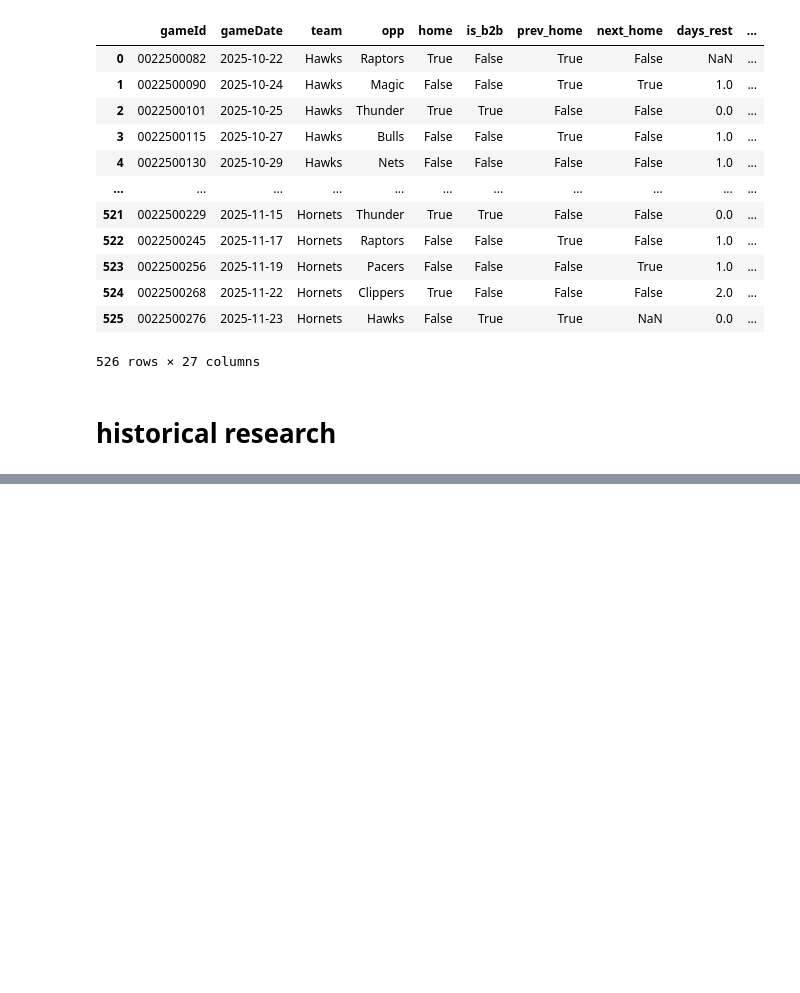
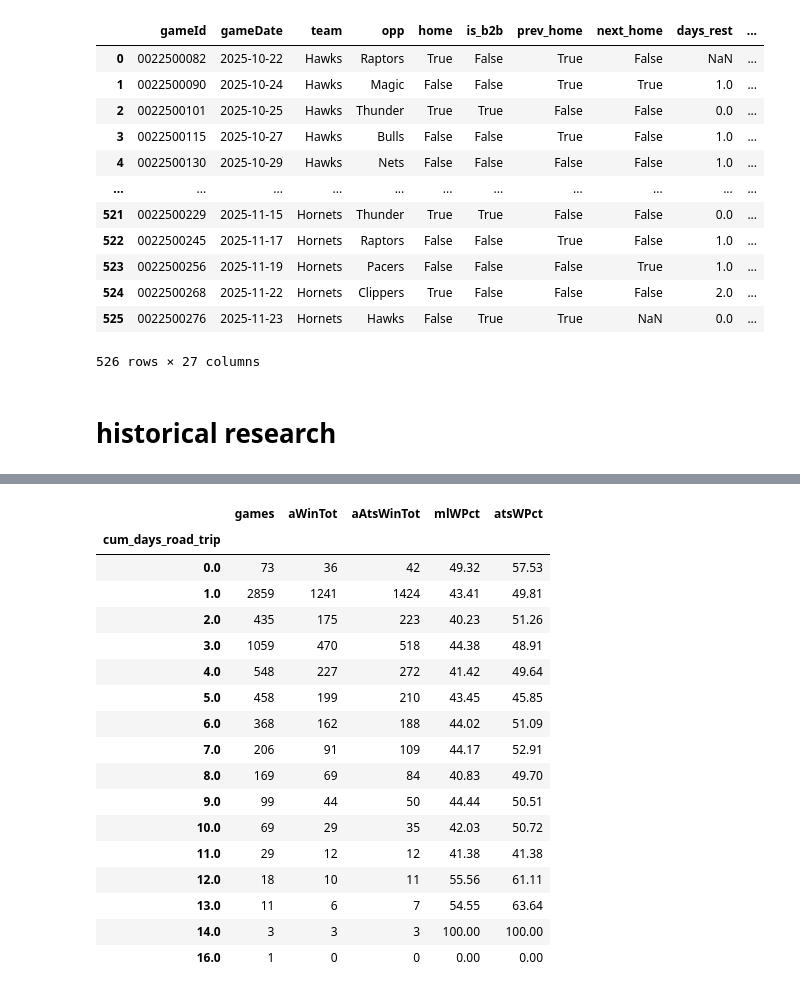
Before and after one commit to iksnizez/propfarm, a Jupyter notebook: notebooks/nbateamSeasonTravel.ipynb, the cells around one changed output, grey strips where cells are left out. Saved outputs shown, nothing was run; the diff lists cells and outputs as text; code cells hidden in the pictures; blank space fills up the shorter version.

```diff
--- a/notebooks/nbateamSeasonTravel.ipynb
+++ b/notebooks/nbateamSeasonTravel.ipynb
@@ -162,0 +315,30 @@ d
+# %%
+a = df.groupby('cum_days_road_trip').agg(
+    games = ('gameId', 'nunique'),
+    aWinTot = ('awayWin', 'sum'),
+    aAtsWinTot = ('awayAtsWin', 'sum')
+
+).round(1)
+
+a['mlWPct'] = a['aWinTot'] / a['games'] * 100
+a['atsWPct'] = a['aAtsWinTot'] / a['games'] * 100
+a.round(2)
+# %% [output]
+|  | games | aWinTot | aAtsWinTot | mlWPct | atsWPct |
+| cum_days_road_trip |  |  |  |  |  |
+| 0.0 | 73 | 36 | 42 | 49.32 | 57.53 |
+| 1.0 | 2859 | 1241 | 1424 | 43.41 | 49.81 |
+| 2.0 | 435 | 175 | 223 | 40.23 | 51.26 |
+| 3.0 | 1059 | 470 | 518 | 44.38 | 48.91 |
+| 4.0 | 548 | 227 | 272 | 41.42 | 49.64 |
+| 5.0 | 458 | 199 | 210 | 43.45 | 45.85 |
+| 6.0 | 368 | 162 | 188 | 44.02 | 51.09 |
+| 7.0 | 206 | 91 | 109 | 44.17 | 52.91 |
+| 8.0 | 169 | 69 | 84 | 40.83 | 49.70 |
+| 9.0 | 99 | 44 | 50 | 44.44 | 50.51 |
+| 10.0 | 69 | 29 | 35 | 42.03 | 50.72 |
+| 11.0 | 29 | 12 | 12 | 41.38 | 41.38 |
+| 12.0 | 18 | 10 | 11 | 55.56 | 61.11 |
+| 13.0 | 11 | 6 | 7 | 54.55 | 63.64 |
+| 14.0 | 3 | 3 | 3 | 100.00 | 100.00 |
+| 16.0 | 1 | 0 | 0 | 0.00 | 0.00 |
```
Also changed, not shown: parts of 14 cells of this notebook, 9 other files.
